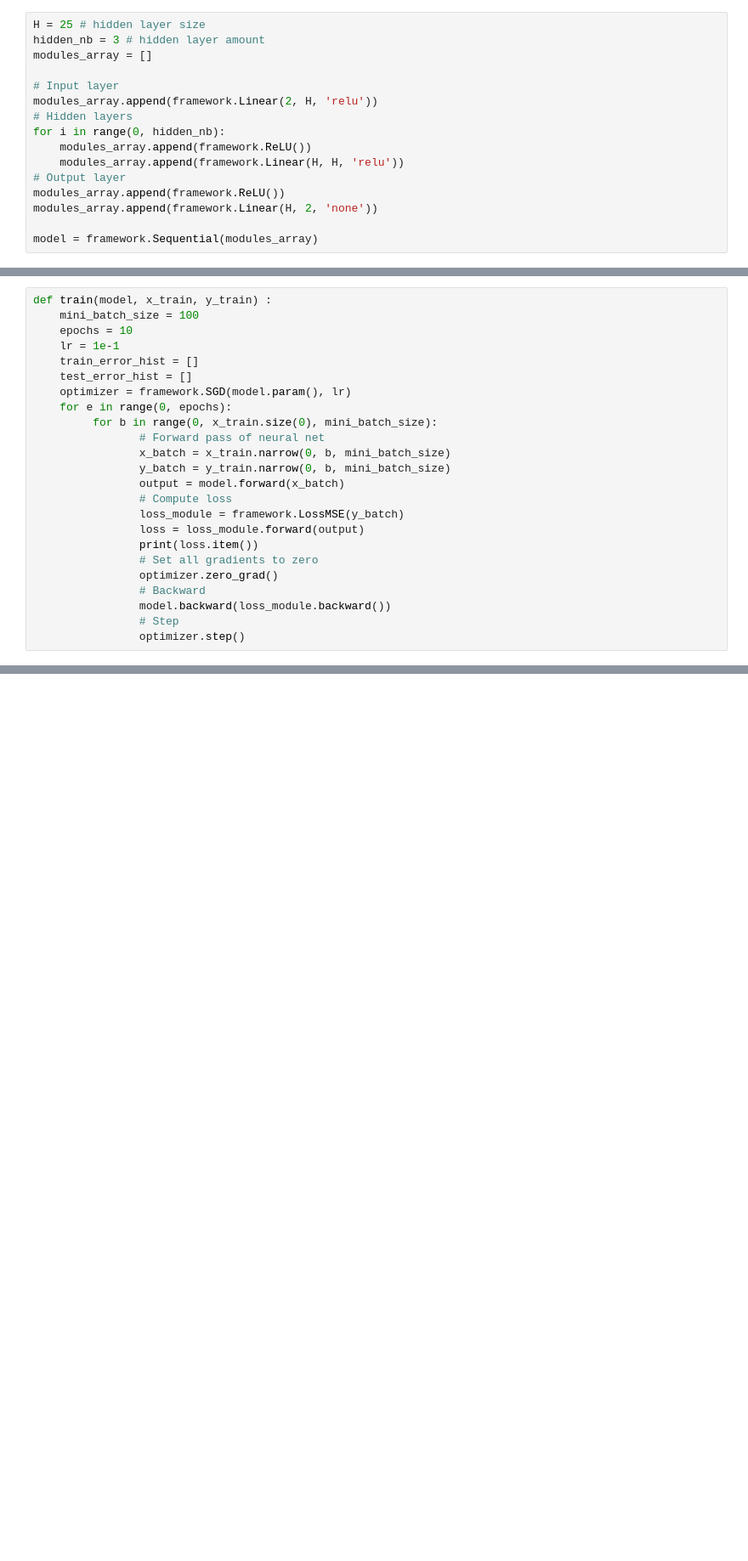
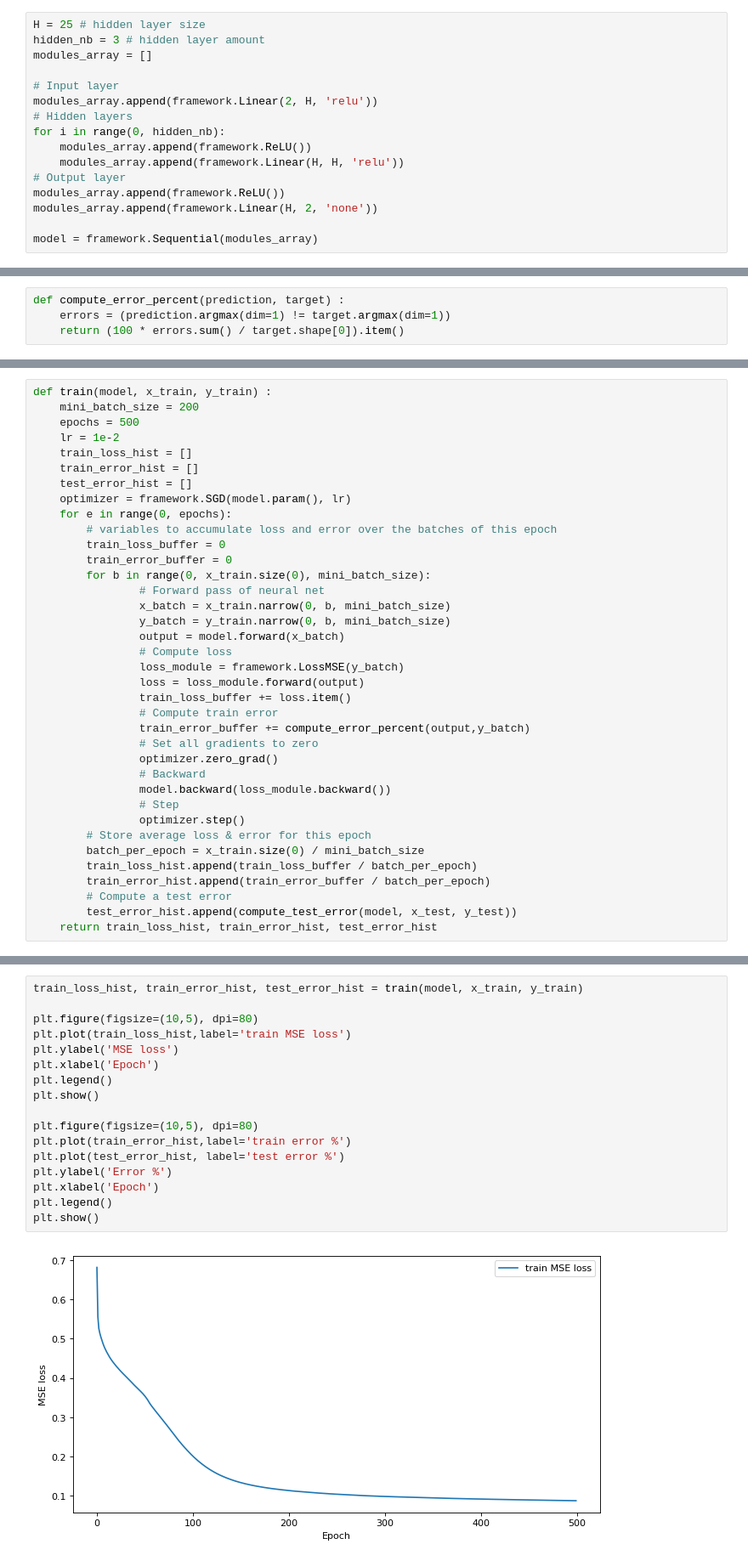
Before and after one commit to Didi-26/DeepLearningProjects, a Jupyter notebook: Proj2/Hugo/testing.ipynb, the cells around one changed output, grey strips where cells are left out. Shown: that part at 85% size. Saved outputs shown, nothing was run; the diff lists cells and outputs as text; blank space fills up the shorter version.

```diff
--- a/Proj2/Hugo/testing.ipynb
+++ b/Proj2/Hugo/testing.ipynb
@@ -48,0 +54,4 @@ model = framework.Sequential(modules_array)
+# %%
+def compute_error_percent(prediction, target) :
+    errors = (prediction.argmax(dim=1) != target.argmax(dim=1))
+    return (100 * errors.sum() / target.shape[0]).item()
@@ -49,13 +64,17 @@ model = framework.Sequential(modules_array)
 # %%
 def train(model, x_train, y_train) :
-    mini_batch_size = 100
-    epochs = 10
-    lr = 1e-1
+    mini_batch_size = 200
+    epochs = 500
+    lr = 1e-2
+    train_loss_hist = []
     train_error_hist = []
     test_error_hist = []
     optimizer = framework.SGD(model.param(), lr)
     for e in range(0, epochs):
-         for b in range(0, x_train.size(0), mini_batch_size):
+        # variables to accumulate loss and error over the batches of this epoch
+        train_loss_buffer = 0
+        train_error_buffer = 0
+        for b in range(0, x_train.size(0), mini_batch_size):
                 # Forward pass of neural net
                 x_batch = x_train.narrow(0, b, mini_batch_size)
                 y_batch = y_train.narrow(0, b, mini_batch_size)
@@ -63,10 +82,19 @@ def train(model, x_train, y_train) :
                 # Compute loss
                 loss_module = framework.LossMSE(y_batch)
                 loss = loss_module.forward(output)
-                print(loss.item())
+                train_loss_buffer += loss.item()
+                # Compute train error
+                train_error_buffer += compute_error_percent(output,y_batch)
                 # Set all gradients to zero
                 optimizer.zero_grad()
                 # Backward
                 model.backward(loss_module.backward())
                 # Step
                 optimizer.step()
+        # Store average loss & error for this epoch
+        batch_per_epoch = x_train.size(0) / mini_batch_size
+        train_loss_hist.append(train_loss_buffer / batch_per_epoch)
+        train_error_hist.append(train_error_buffer / batch_per_epoch)
+        # Compute a test error
+        test_error_hist.append(compute_test_error(model, x_test, y_test))
+    return train_loss_hist, train_error_hist, test_error_hist
@@ -92,0 +101,19 @@ loss_hist = train(model, x_train, y_train)
+# %%
+train_loss_hist, train_error_hist, test_error_hist = train(model, x_train, y_train)
+
+plt.figure(figsize=(10,5), dpi=80)
+plt.plot(train_loss_hist,label='train MSE loss')
+plt.ylabel('MSE loss')
+plt.xlabel('Epoch')
+plt.legend()
+plt.show()
+
+plt.figure(figsize=(10,5), dpi=80)
+plt.plot(train_error_hist,label='train error %')
+plt.plot(test_error_hist, label='test error %')
+plt.ylabel('Error %')
+plt.xlabel('Epoch')
+plt.legend()
+plt.show()
+# %% [output]
+[figure, added]
```
Also changed, not shown: parts of 12 cells of this notebook, 1 other file.
